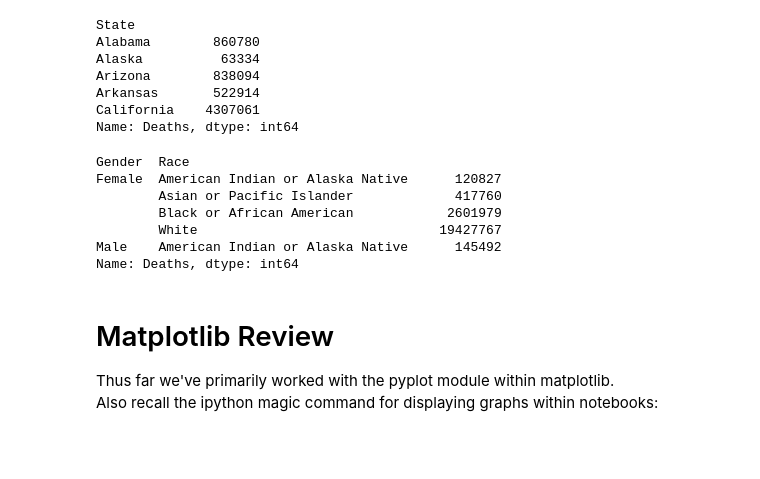
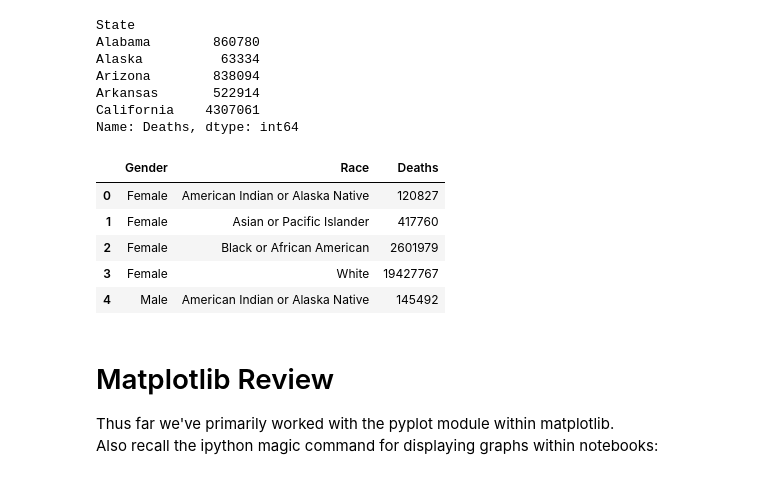
Before and after one commit to abukhimani/ds-skills-seaborn-color-style-nyc-ds-career-012819, a Jupyter notebook: index.ipynb, the cells around one changed output. Cells and saved outputs as stored; diff of their text form; code cells hidden in the pictures; blank space fills up the shorter version.

```diff
--- a/index.ipynb
+++ b/index.ipynb
@@ -118,16 +118,15 @@ California    4307061
 Name: Deaths, dtype: int64
 # %%
 #Grouping by multiple features and reseting the index
-grouped = df.groupby(['Gender', 'Race'])['Deaths'].sum()
+grouped = df.groupby(['Gender', 'Race'])['Deaths'].sum().reset_index()
 grouped.head()
 # %% [output]
-Gender  Race
-Female  American Indian or Alaska Native      120827
-        Asian or Pacific Islander             417760
-        Black or African American            2601979
-        White                               19427767
-Male    American Indian or Alaska Native      145492
-Name: Deaths, dtype: int64
+|  | Gender | Race | Deaths |
+| 0 | Female | American Indian or Alaska Native | 120827 |
+| 1 | Female | Asian or Pacific Islander | 417760 |
+| 2 | Female | Black or African American | 2601979 |
+| 3 | Female | White | 19427767 |
+| 4 | Male | American Indian or Alaska Native | 145492 |
 # %% [markdown]
 # Matplotlib Review
 Thus far we've primarily worked with the pyplot module within matplotlib.
```
